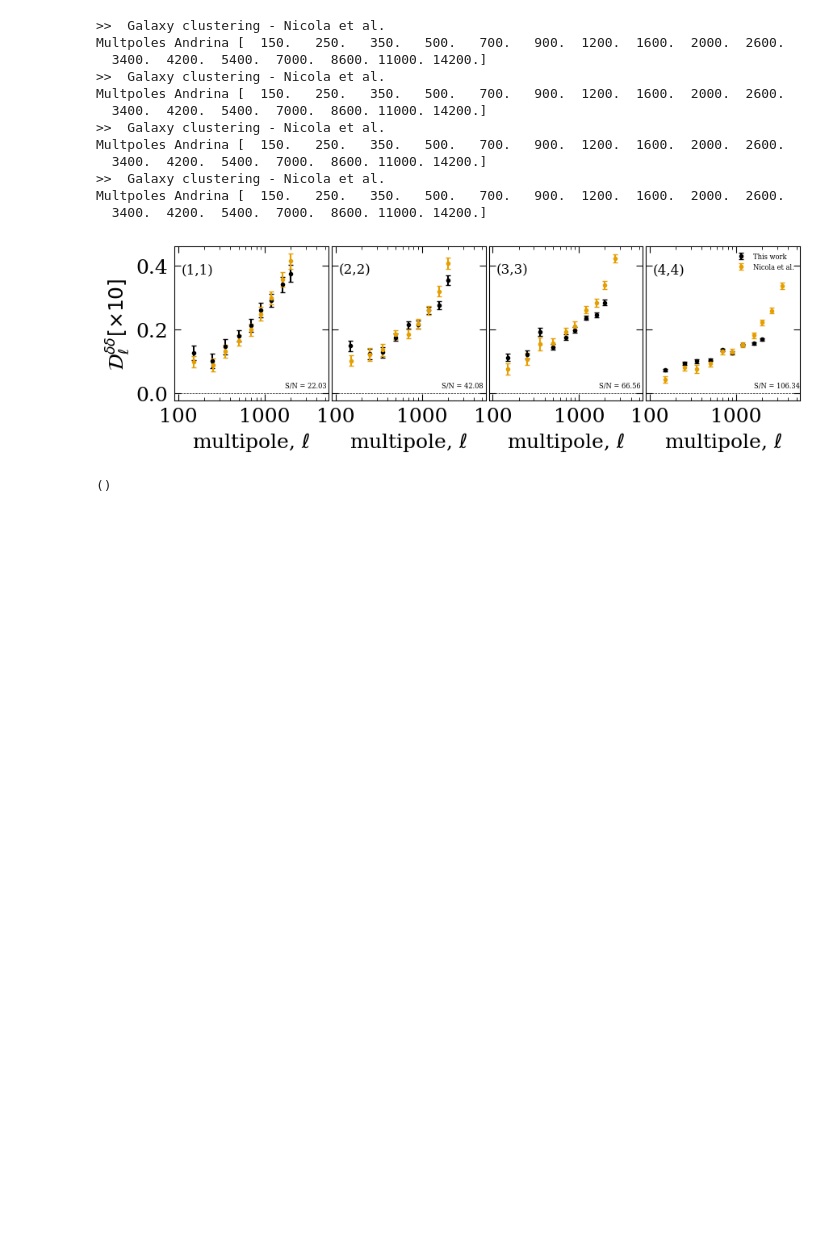
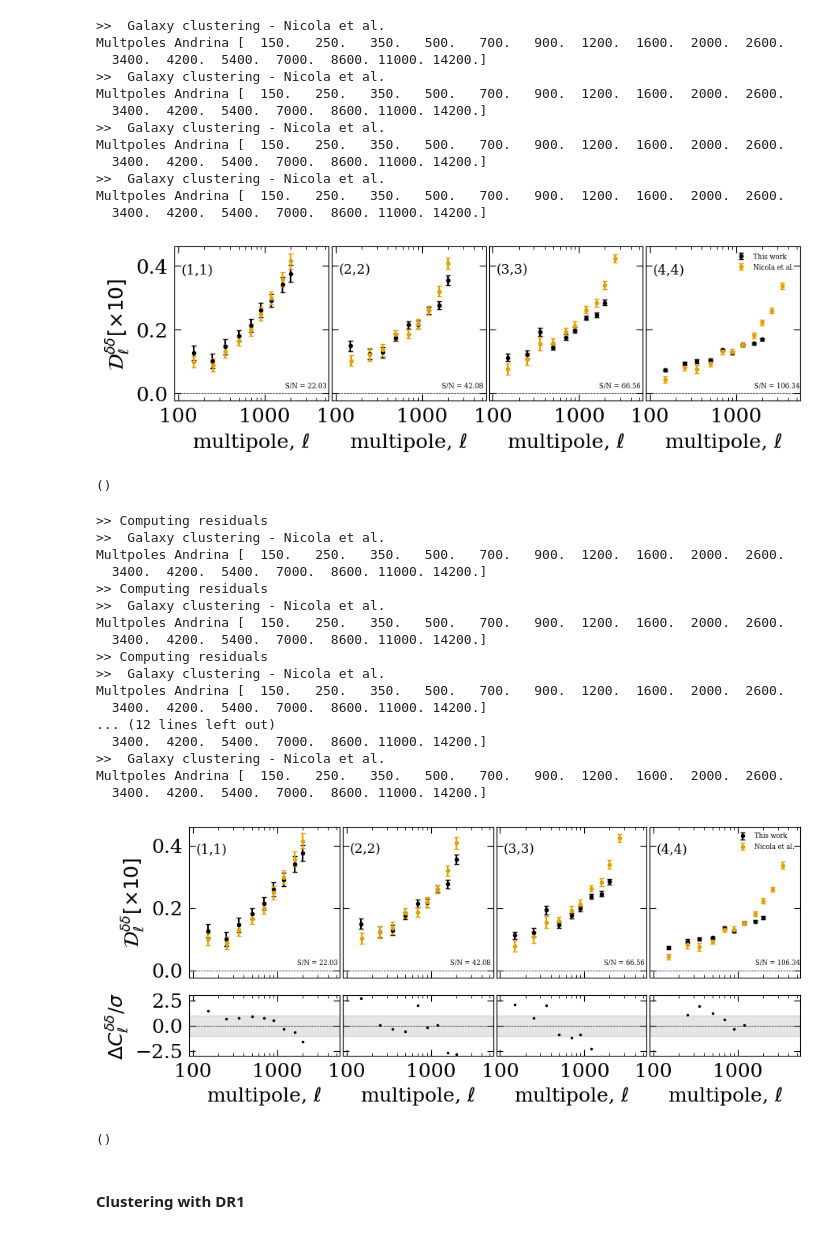
Before and after one commit to davsan06/HSC-PDR1-3x2pt-harmonic-methods, a Jupyter notebook: analysis/NBMeasurementPlot.ipynb, the cells around one changed output. Drawn from its saved outputs; the diff is of its cells as text; code cells hidden in the pictures; blank space fills up the shorter version.

Commit message:
adding 1sigma region to clustering residuals

```diff
--- a/analysis/NBMeasurementPlot.ipynb
+++ b/analysis/NBMeasurementPlot.ipynb
@@ -207,6 +209,34 @@ Multpoles Andrina [  150.   250.   350.   500.   700.   900.  1200.  1600.  2000
   3400.  4200.  5400.  7000.  8600. 11000. 14200.]
 [figure]
 ()
+# %%
+HSCMeasurementUtils.Clustering2pt_plot(fname = [None],
+                                       labels = [None],
+                                       add_individual=False,
+                                       add_combined='ivw',
+                                       add_literature=True,
+                                       show_residual=True,
+                                       save_fig=False)
+# %% [output]
+>> Computing residuals
+>>  Galaxy clustering - Nicola et al.
+Multpoles Andrina [  150.   250.   350.   500.   700.   900.  1200.  1600.  2000.  2600.
+  3400.  4200.  5400.  7000.  8600. 11000. 14200.]
+>> Computing residuals
+>>  Galaxy clustering - Nicola et al.
+Multpoles Andrina [  150.   250.   350.   500.   700.   900.  1200.  1600.  2000.  2600.
+  3400.  4200.  5400.  7000.  8600. 11000. 14200.]
+>> Computing residuals
+>>  Galaxy clustering - Nicola et al.
+Multpoles Andrina [  150.   250.   350.   500.   700.   900.  1200.  1600.  2000.  2600.
+  3400.  4200.  5400.  7000.  8600. 11000. 14200.]
+... (12 lines left out)
+  3400.  4200.  5400.  7000.  8600. 11000. 14200.]
+>>  Galaxy clustering - Nicola et al.
+Multpoles Andrina [  150.   250.   350.   500.   700.   900.  1200.  1600.  2000.  2600.
+  3400.  4200.  5400.  7000.  8600. 11000. 14200.]
+[figure, added]
+()
 # %%
 fname = ['/pscratch/sd/d/davidsan/txpipe-reanalysis/hsc/outputs/outputs_gama09h/summary_statistics_fourier.sacc',
          '/pscratch/sd/d/davidsan/txpipe-reanalysis/hsc/outputs/outputs_gama15h/summary_statistics_fourier.sacc',
@@ -225,3 +255,5 @@ HSCMeasurementUtils.Gammat2pt_plot(fname = fname,
                                    add_combined = 'ivw',
                                    theory_fname = None,
                                    save_fig=True)
+# %% [markdown]
+#### Clustering with DR1
```
Also changed, not shown: parts of 1 cell of this notebook, 1 other file.
